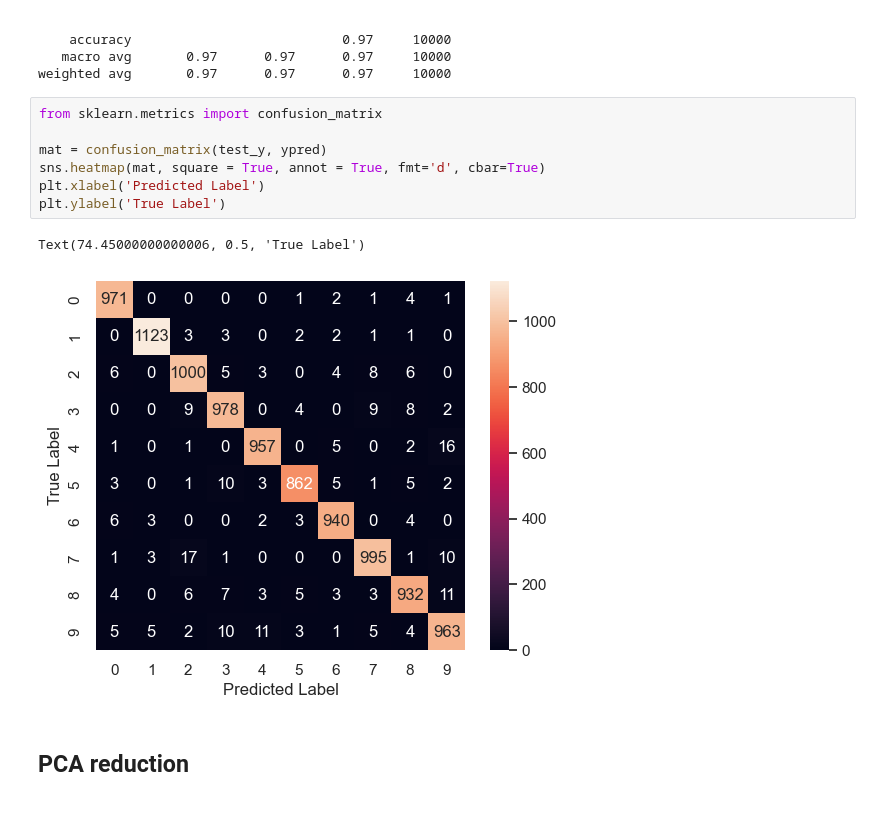
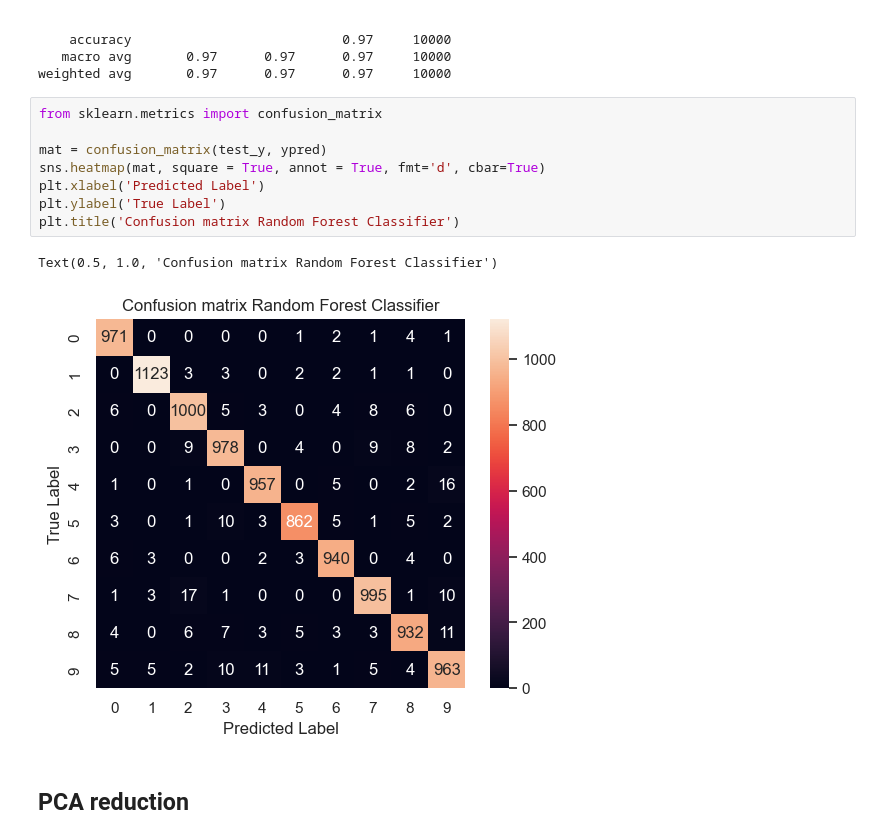
Before and after one commit to MoseGuerini/Quantum-Autoencoder, a Jupyter notebook: Code.ipynb, the cells around one changed output. Drawn from its saved outputs; the diff is of its cells as text; blank space fills up the shorter version.

```diff
--- a/Code.ipynb
+++ b/Code.ipynb
@@ -154,13 +155,14 @@ weighted avg       0.97      0.97      0.97     10000
 # %%
 from sklearn.metrics import confusion_matrix
 
 mat = confusion_matrix(test_y, ypred)
 sns.heatmap(mat, square = True, annot = True, fmt='d', cbar=True)
 plt.xlabel('Predicted Label')
 plt.ylabel('True Label')
+plt.title('Confusion matrix Random Forest Classifier')
 # %% [output]
-Text(74.45000000000006, 0.5, 'True Label')
+Text(0.5, 1.0, 'Confusion matrix Random Forest Classifier')
-[figure, old version]
+[figure, new version]
 # %% [markdown]
 ## PCA reduction
 # %% [markdown]
```
Also changed, not shown: parts of 4 cells of this notebook.
